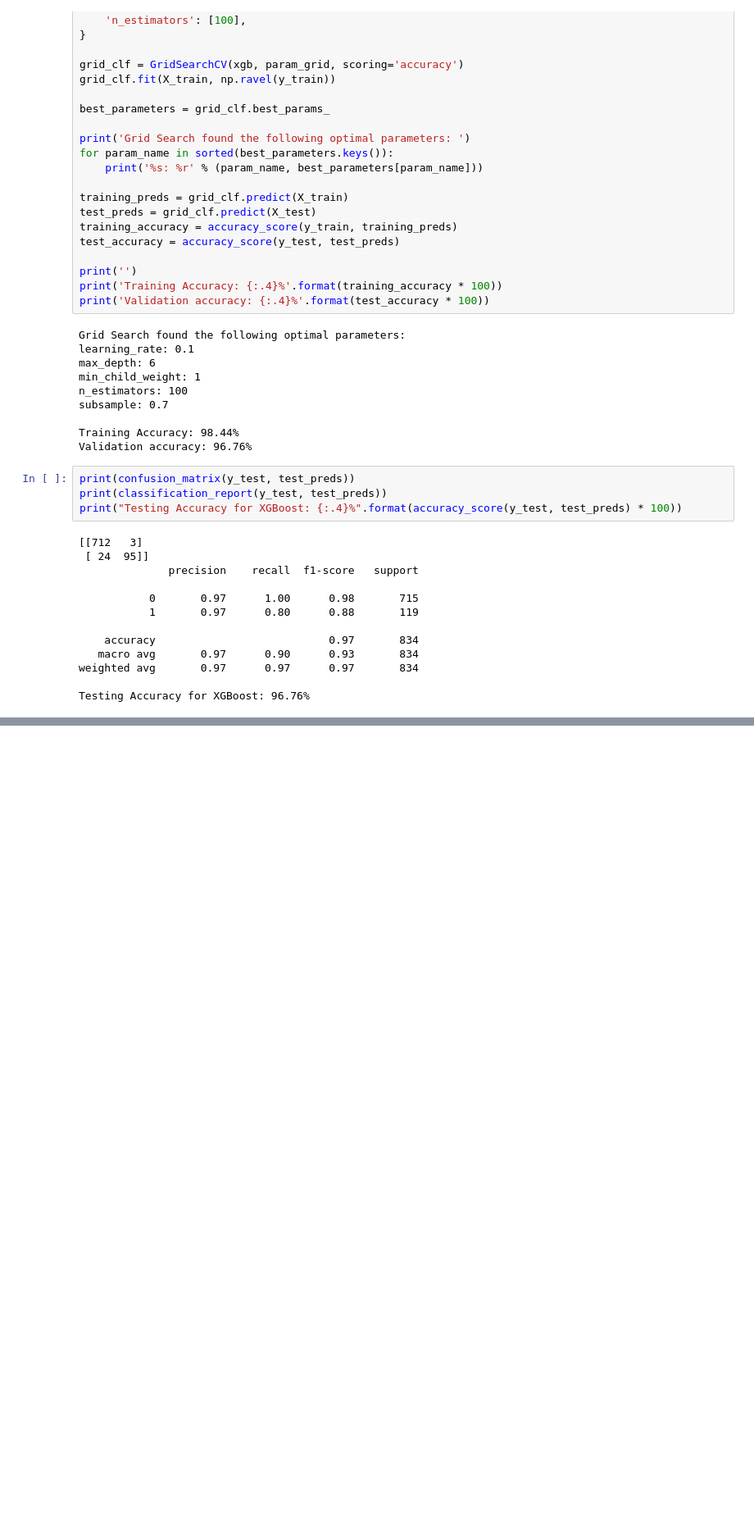
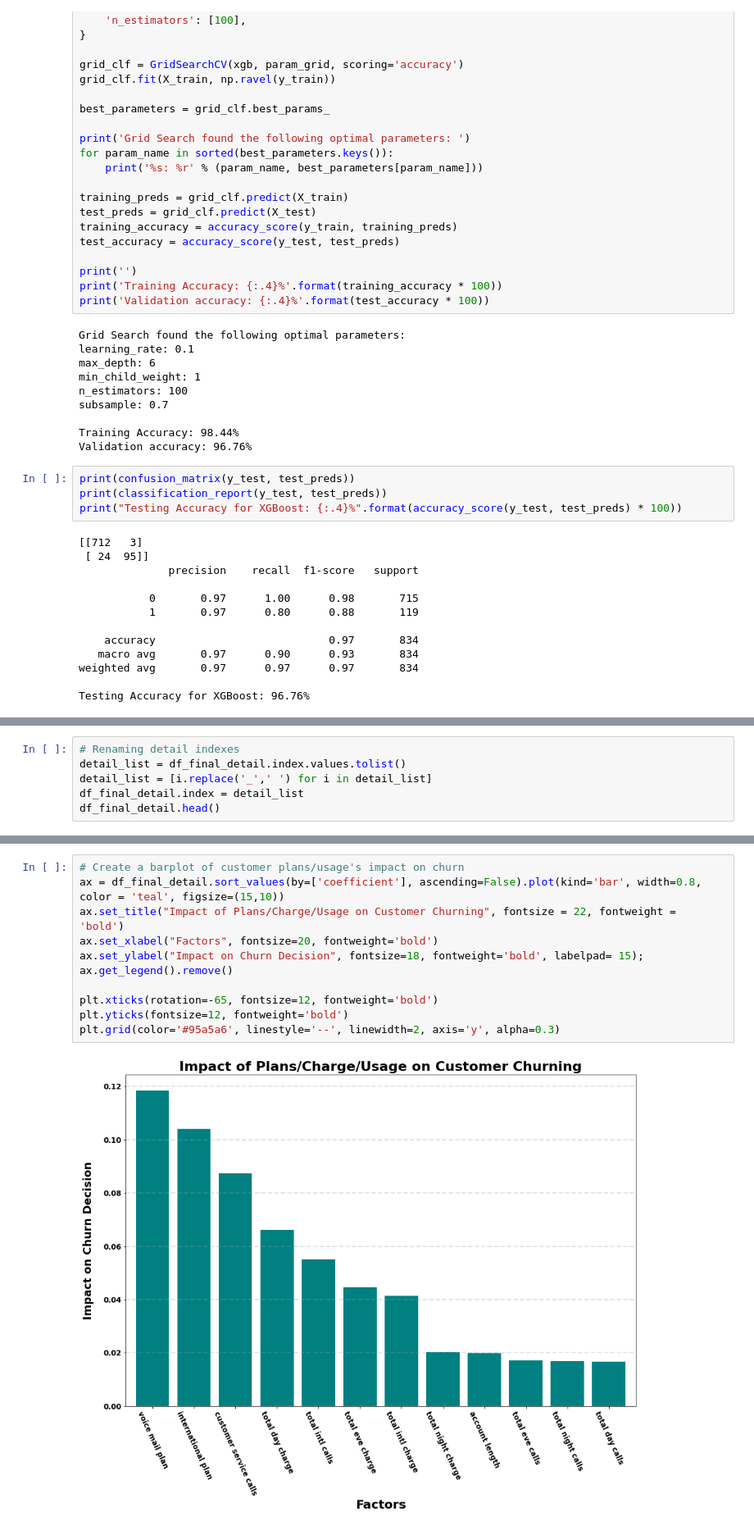
Before and after one commit to brianlee35/telecom-churn-analysis, a Jupyter notebook: telecom_notebook.ipynb, the cells around one changed output, grey strips where cells are left out. Shown at 82% size. Saved outputs shown, nothing was run; the diff lists cells and outputs as text; blank space fills up the shorter version.

```diff
--- a/telecom_notebook.ipynb
+++ b/telecom_notebook.ipynb
@@ -541,0 +618,6 @@ Testing Accuracy for XGBoost: 96.76%
+# %%
+# Renaming detail indexes
+detail_list = df_final_detail.index.values.tolist()
+detail_list = [i.replace('_',' ') for i in detail_list]
+df_final_detail.index = detail_list
+df_final_detail.head()
@@ -541,0 +631,13 @@ Testing Accuracy for XGBoost: 96.76%
+# %%
+# Create a barplot of customer plans/usage's impact on churn
+ax = df_final_detail.sort_values(by=['coefficient'], ascending=False).plot(kind='bar', width=0.8, color = 'teal', figsize=(15,10))
+ax.set_title("Impact of Plans/Charge/Usage on Customer Churning", fontsize = 22, fontweight = 'bold')
+ax.set_xlabel("Factors", fontsize=20, fontweight='bold')
+ax.set_ylabel("Impact on Churn Decision", fontsize=18, fontweight='bold', labelpad= 15);
+ax.get_legend().remove()
+
+plt.xticks(rotation=-65, fontsize=12, fontweight='bold')
+plt.yticks(fontsize=12, fontweight='bold')
+plt.grid(color='#95a5a6', linestyle='--', linewidth=2, axis='y', alpha=0.3)
+# %% [output]
+[figure, added]
```
Also changed, not shown: parts of 30 cells of this notebook, 3 other files.
